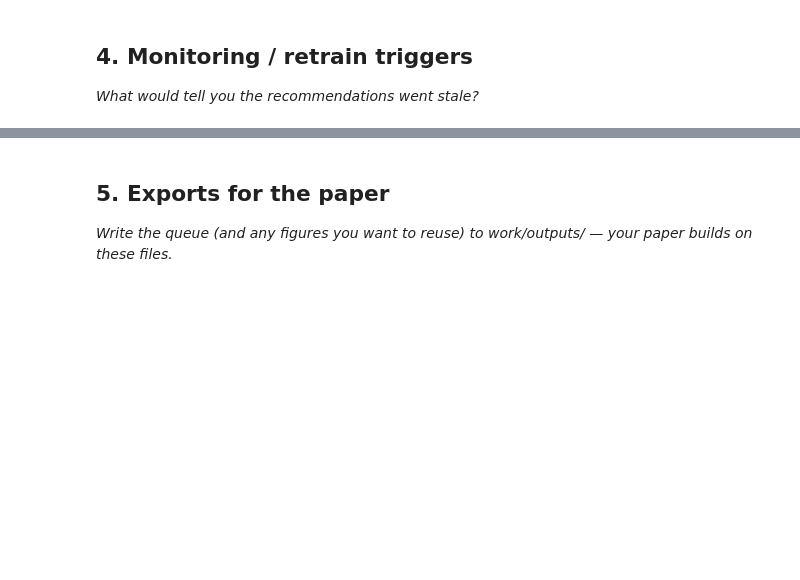
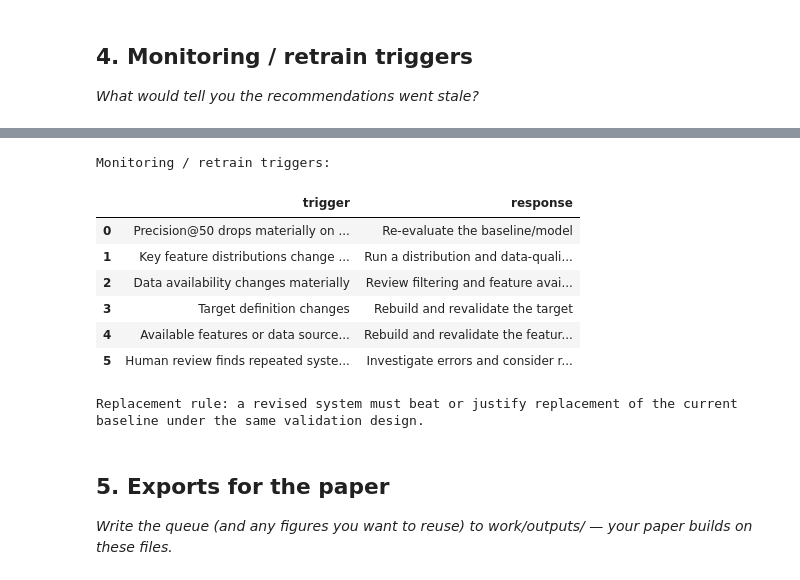
Before and after one commit to MuhammadAhmed196/flyrank-ml-internship, a Jupyter notebook: work/notebooks/w07_action_playbook.ipynb, the cells around one changed output, grey strips where cells are left out. Cells and saved outputs as stored; diff of their text form; code cells hidden in the pictures; blank space fills up the shorter version.

```diff
--- a/work/notebooks/w07_action_playbook.ipynb
+++ b/work/notebooks/w07_action_playbook.ipynb
@@ -37,3 +292,46 @@ This skeleton is yours to fill. Work the sections **in order** — each one has
+# %%
+# This cell is for CODE (numbers, a query, a check).
+# Write your text answer in the cell ABOVE this one — typing sentences here breaks Run All.
+# ---------------------------------------------------------
+# MONITORING / RETRAIN TRIGGERS
+# ---------------------------------------------------------
+
+monitoring_triggers = pd.DataFrame({
+    "trigger": [
+        "Precision@50 drops materially on a later labelled evaluation window",
+        "Key feature distributions change materially",
+        "Data availability changes materially",
+        "Target definition changes",
+        "Available features or data source changes",
+        "Human review finds repeated systematic recommendation errors"
+    ],
+    "response": [
+        "Re-evaluate the baseline/model",
+        "Run a distribution and data-quality audit",
+        "Review filtering and feature availability",
+        "Rebuild and revalidate the target",
+        "Rebuild and revalidate the feature pipeline",
+        "Investigate errors and consider rule/model revision"
+    ]
+})
+
+print("Monitoring / retrain triggers:")
+display(monitoring_triggers)
+
+print(
+    "\nReplacement rule: a revised system must beat or justify "
+    "replacement of the current baseline under the same validation design."
+)
+# %% [output]
+Monitoring / retrain triggers:
+|  | trigger | response |
+| 0 | Precision@50 drops materially on ... | Re-evaluate the baseline/model |
+| 1 | Key feature distributions change ... | Run a distribution and data-quali... |
+| 2 | Data availability changes materially | Review filtering and feature avai... |
+| 3 | Target definition changes | Rebuild and revalidate the target |
+| 4 | Available features or data source... | Rebuild and revalidate the featur... |
+| 5 | Human review finds repeated syste... | Investigate errors and consider r... |
+Replacement rule: a revised system must beat or justify replacement of the current baseline under the same validation design.
 # %% [markdown]
 ## 5. Exports for the paper
 
```
Also changed, not shown: parts of 14 cells of this notebook.
